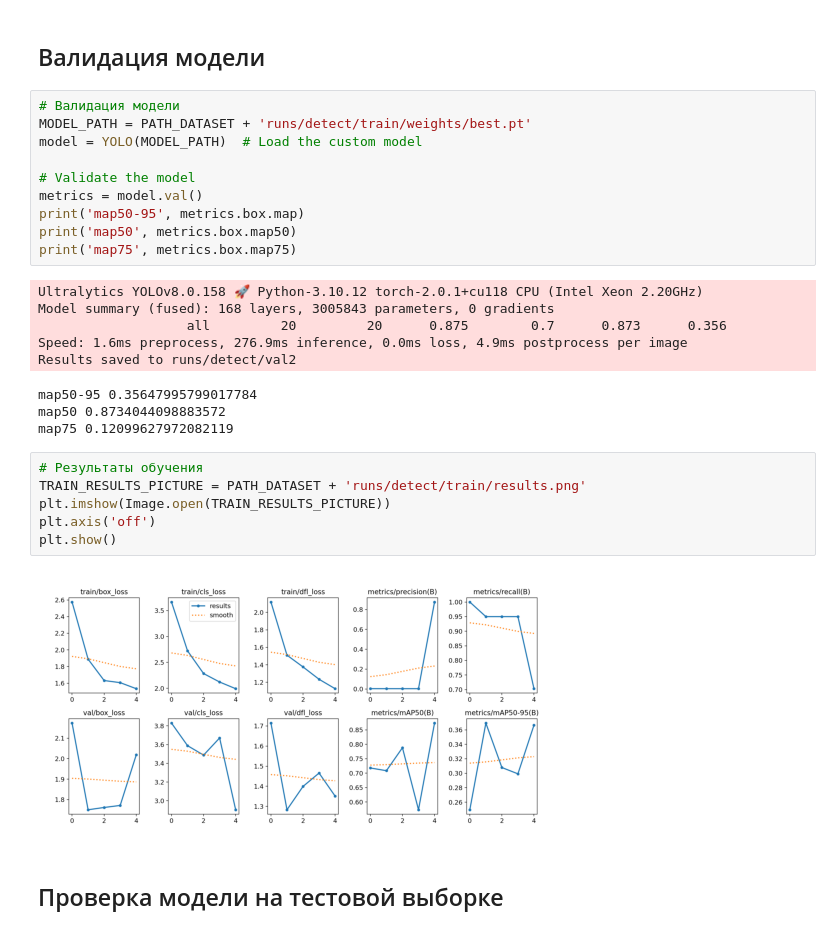
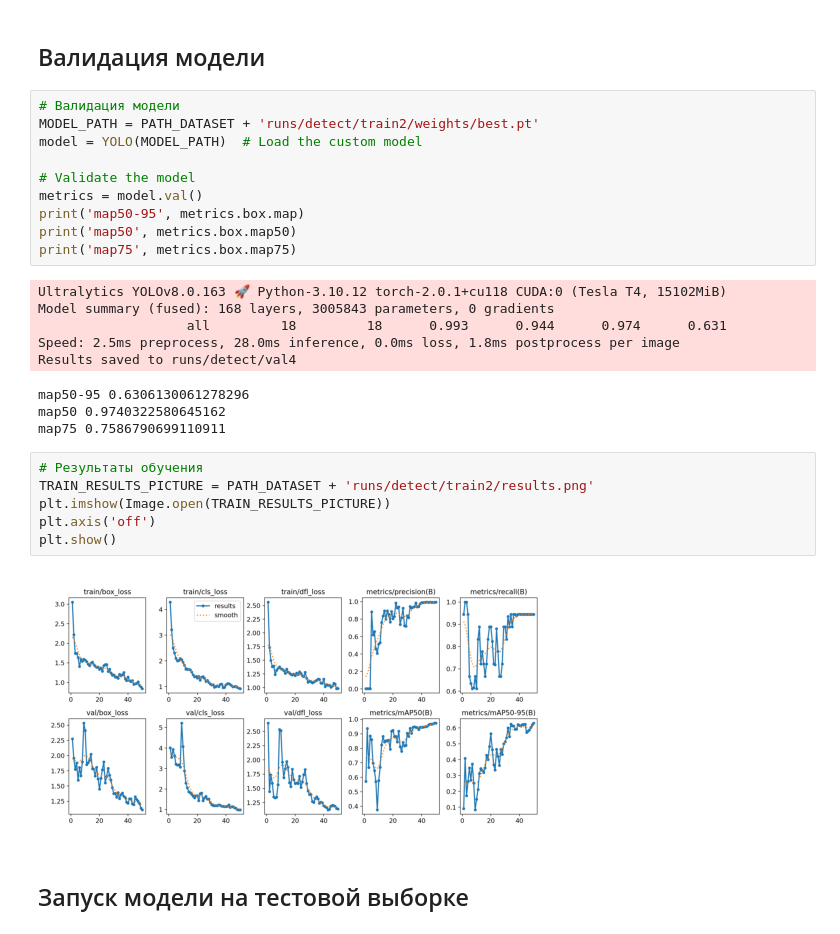
Before and after one commit to Untick/NetOptik, a Jupyter notebook: Lytkin Vladimir/Netoptic_yolo8_VL.ipynb, the cells around one changed output. Drawn from its saved outputs; the diff is of its cells as text.

```diff
--- a/Lytkin Vladimir/Netoptic_yolo8_VL.ipynb
+++ b/Lytkin Vladimir/Netoptic_yolo8_VL.ipynb
@@ -99,7 +140,7 @@ speed: {'preprocess': 2.0438671112060547, 'inference': 182.00883865356445, 'loss
 ## Валидация модели
 # %%
 # Валидация модели
-MODEL_PATH = PATH_DATASET + 'runs/detect/train/weights/best.pt'
+MODEL_PATH = PATH_DATASET + 'runs/detect/train2/weights/best.pt'
 model = YOLO(MODEL_PATH)  # Load the custom model
 
 # Validate the model
@@ -108,21 +149,21 @@ print('map50-95', metrics.box.map)
 print('map50', metrics.box.map50)
 print('map75', metrics.box.map75)
 # %% [output]
-Ultralytics YOLOv8.0.158 🚀 Python-3.10.12 torch-2.0.1+cu118 CPU (Intel Xeon 2.20GHz)
+Ultralytics YOLOv8.0.163 🚀 Python-3.10.12 torch-2.0.1+cu118 CUDA:0 (Tesla T4, 15102MiB)
 Model summary (fused): 168 layers, 3005843 parameters, 0 gradients
-                   all         20         20      0.875        0.7      0.873      0.356
-Speed: 1.6ms preprocess, 276.9ms inference, 0.0ms loss, 4.9ms postprocess per image
-Results saved to runs/detect/val2
+                   all         18         18      0.993      0.944      0.974      0.631
+Speed: 2.5ms preprocess, 28.0ms inference, 0.0ms loss, 1.8ms postprocess per image
+Results saved to runs/detect/val4
-map50-95 0.35647995799017784
-map50 0.8734044098883572
-map75 0.12099627972082119
+map50-95 0.6306130061278296
+map50 0.9740322580645162
+map75 0.7586790699110911
 # %%
 # Результаты обучения
-TRAIN_RESULTS_PICTURE = PATH_DATASET + 'runs/detect/train/results.png'
+TRAIN_RESULTS_PICTURE = PATH_DATASET + 'runs/detect/train2/results.png'
 plt.imshow(Image.open(TRAIN_RESULTS_PICTURE))
 plt.axis('off')
 plt.show()
 # %% [output]
-[figure, old version]
+[figure, new version]
 # %% [markdown]
-## Проверка модели на тестовой выборке
+## Запуск модели на тестовой выборке
```
Also changed, not shown: parts of 15 cells of this notebook.
